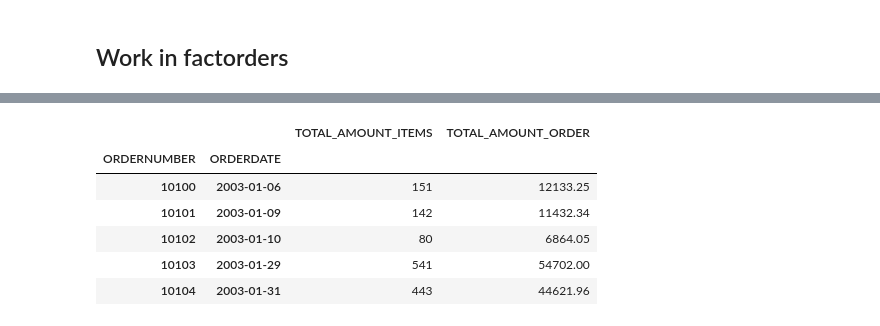
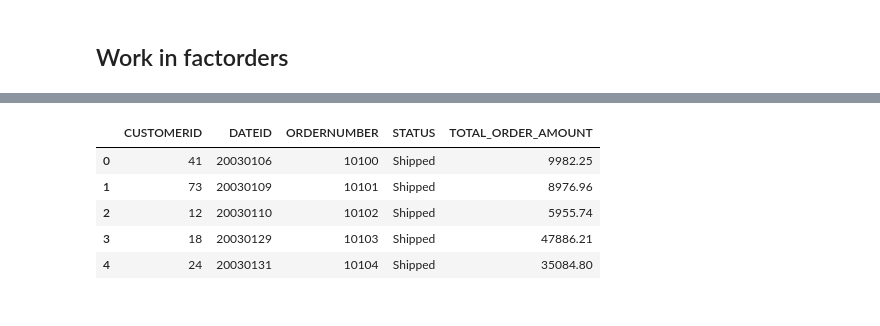
Before and after one commit to Sandokhan/dw, a Jupyter notebook: main.ipynb, the cells around one changed output, grey strips where cells are left out. Saved outputs shown, nothing was run; the diff lists cells and outputs as text; code cells hidden in the pictures.

```diff
--- a/main.ipynb
+++ b/main.ipynb
@@ -265,0 +363,3 @@ df_factorders.head()
+# %%
+df_join = df_factorders.merge(df_merged[['ORDERNUMBER', 'ORDERLINENUMBER', 'CUSTOMERID', 'DATEID', 'SALEPRICE']], on=['ORDERNUMBER', 'ORDERLINENUMBER'], how='left')
+df_join.head()
@@ -265,0 +373,4 @@ df_factorders.head()
+# %%
+# Drop columns 'CUSTOMERNAME', AND 'ORDERDATE'
+df_join.drop(columns=['CUSTOMERNAME', 'ORDERDATE'], inplace=True)
+df_join.head()
@@ -266,5 +384,5 @@ df_factorders.head()
 # %%
-factorders = df_factorders.groupby(['ORDERNUMBER', 'ORDERDATE'])[['QUANTITYORDERED', 'SALES']].sum()
+factorders = df_join.groupby(['ORDERNUMBER', 'DATEID', 'CUSTOMERID', 'STATUS'])[['SALEPRICE']].sum()
 # %%
 factorders.head()
 # %% [output]
@@ -278,11 +396,13 @@ factorders.head()
+# %%
+factorders.reset_index(inplace=True)
+factorders = factorders[['CUSTOMERID', 'DATEID','ORDERNUMBER', 'STATUS', 'SALEPRICE']]
 # %%
-factorders.rename(columns={"ORDERDATE": "FULLDATE", 'QUANTITYORDERED': 'TOTAL_AMOUNT_ITEMS', 'SALES': 'TOTAL_AMOUNT_ORDER'}, inplace=True)
+factorders.rename(columns={'SALEPRICE': 'TOTAL_ORDER_AMOUNT'}, inplace=True)
 factorders.head()
 # %% [output]
-|  |  | TOTAL_AMOUNT_ITEMS | TOTAL_AMOUNT_ORDER |
-| ORDERNUMBER | ORDERDATE |  |  |
-| 10100 | 2003-01-06 | 151 | 12133.25 |
-| 10101 | 2003-01-09 | 142 | 11432.34 |
-| 10102 | 2003-01-10 | 80 | 6864.05 |
-| 10103 | 2003-01-29 | 541 | 54702.00 |
-| 10104 | 2003-01-31 | 443 | 44621.96 |
+|  | CUSTOMERID | DATEID | ORDERNUMBER | STATUS | TOTAL_ORDER_AMOUNT |
+| 0 | 41 | 20030106 | 10100 | Shipped | 9982.25 |
+| 1 | 73 | 20030109 | 10101 | Shipped | 8976.96 |
+| 2 | 12 | 20030110 | 10102 | Shipped | 5955.74 |
+| 3 | 18 | 20030129 | 10103 | Shipped | 47886.21 |
+| 4 | 24 | 20030131 | 10104 | Shipped | 35084.80 |
```
Also changed, not shown: parts of 30 cells of this notebook, 6 other files.
